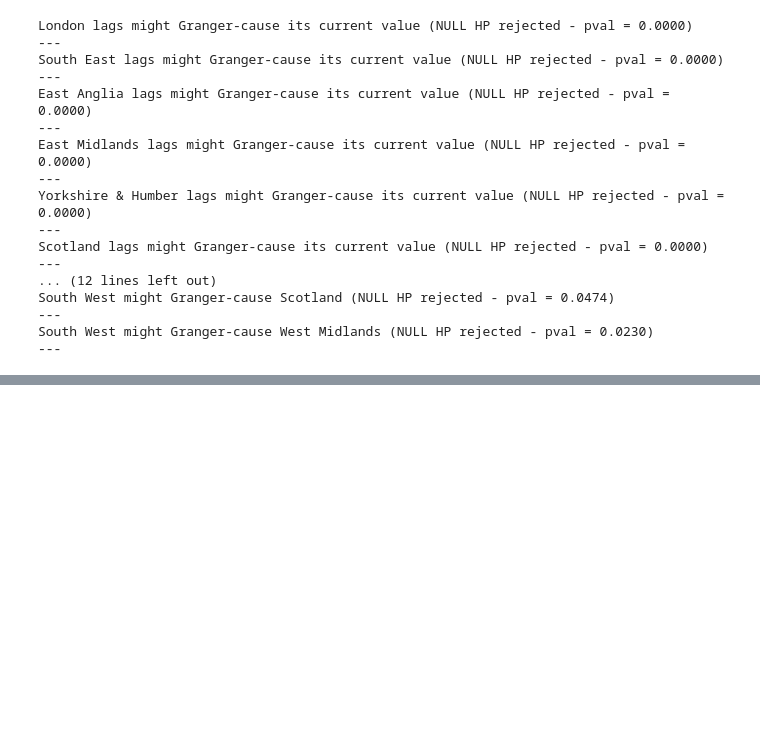
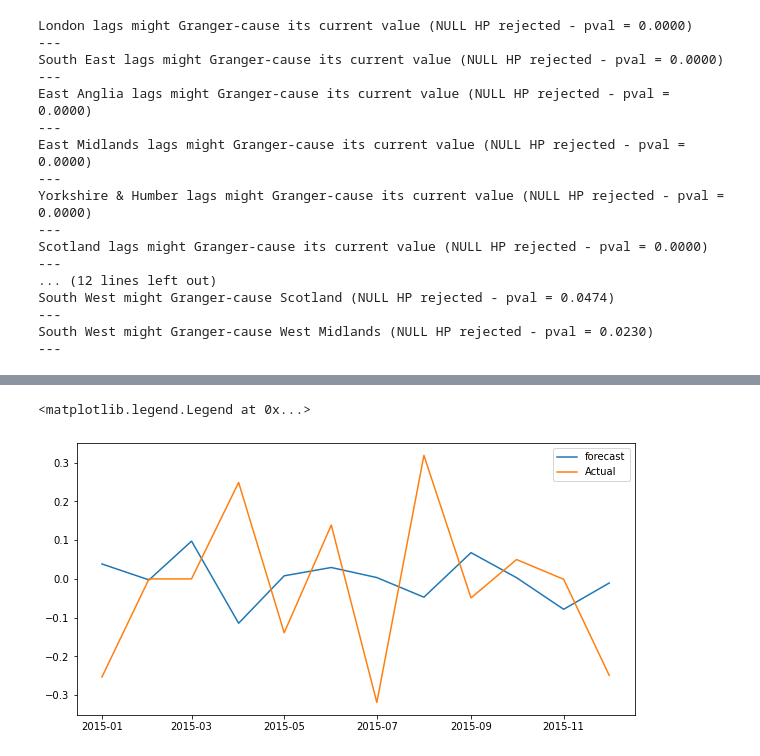
Before and after one commit to colinmburugu/Group_6_interns, a Jupyter notebook: Vector Auto Regression.ipynb, the cells around one changed output, grey strips where cells are left out. Saved outputs shown, nothing was run; the diff lists cells and outputs as text; code cells hidden in the pictures; blank space fills up the shorter version.

```diff
--- a/Vector Auto Regression.ipynb
+++ b/Vector Auto Regression.ipynb
@@ -822,0 +925,8 @@ South West might Granger-cause West Midlands (NULL HP rejected - pval = 0.0230)
+# %%
+plt.figure(figsize=(10, 5))
+plt.plot(df_pred['date'], df_pred['East Anglia_1d'], label = "forecast")
+plt.plot(df_pred['date'], test['East Anglia'][:12], label = "Actual")
+plt.legend()
+# %% [output]
+<matplotlib.legend.Legend at 0x...>
+[figure, added]
```
Also changed, not shown: parts of 17 cells of this notebook.
